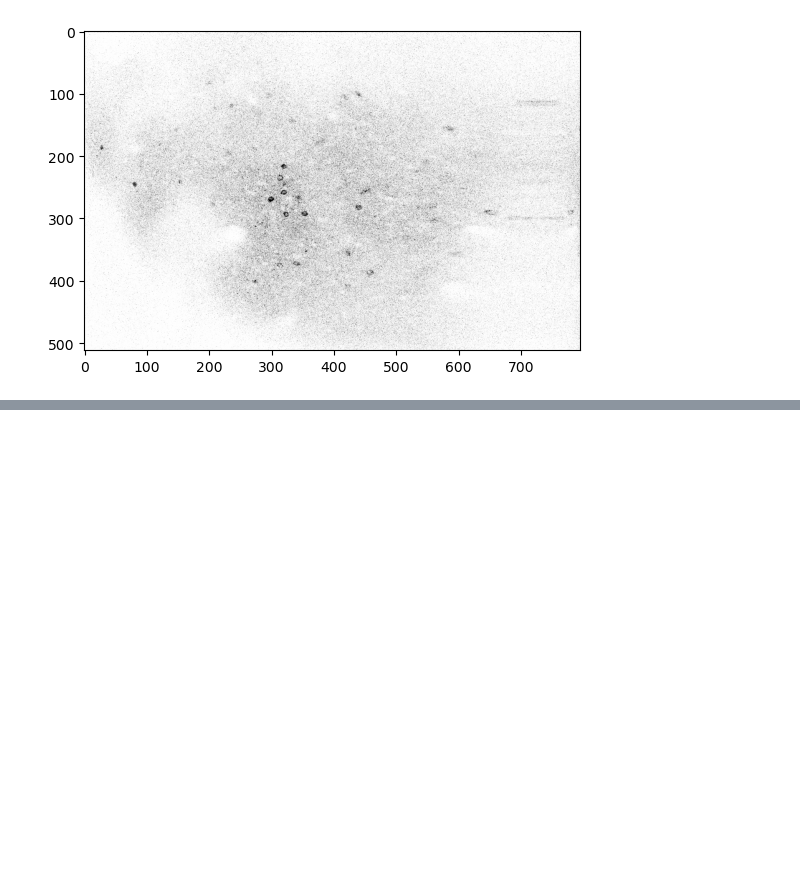
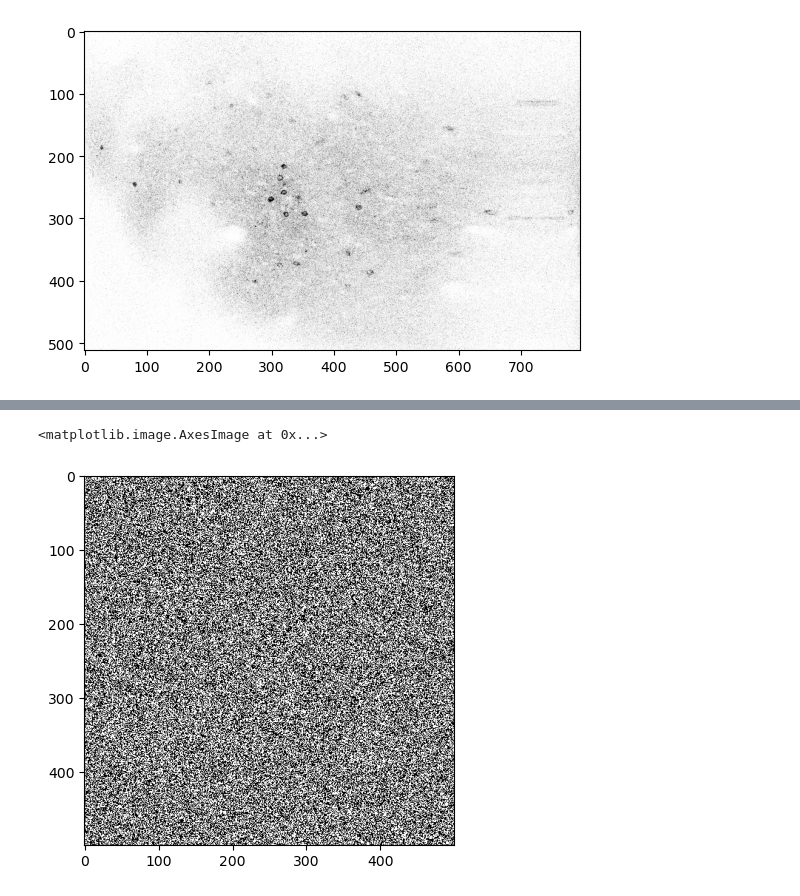
Before and after one commit to draeloslab/scanbox, a Jupyter notebook: notebooks/watchdog.ipynb, the cells around one changed output, grey strips where cells are left out. Saved outputs shown, nothing was run; the diff lists cells and outputs as text; code cells hidden in the pictures; blank space fills up the shorter version.

```diff
--- a/notebooks/watchdog.ipynb
+++ b/notebooks/watchdog.ipynb
@@ -92,0 +190,5 @@ plt.imshow(ss[5000], cmap='gray')
+# %%
+plt.imshow(image_array, cmap = "gray")
+# %% [output]
+<matplotlib.image.AxesImage at 0x...>
+[figure, added]
```
Also changed, not shown: parts of 7 cells of this notebook.
